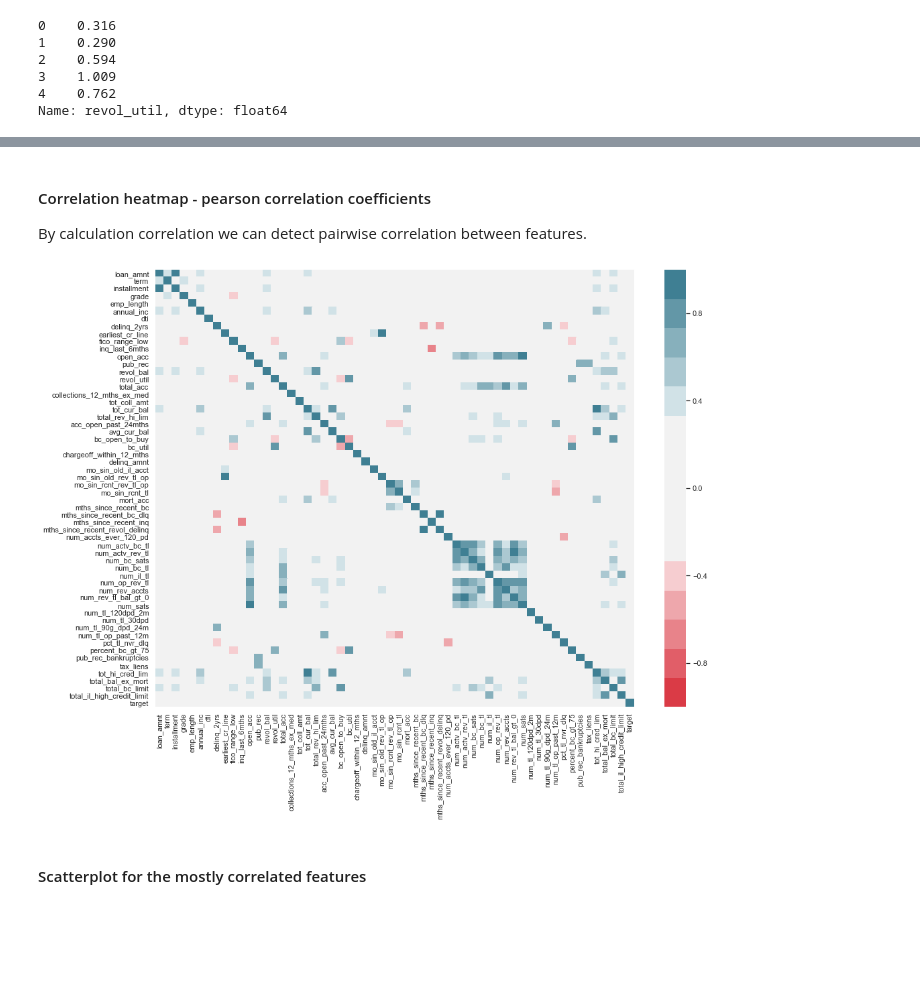
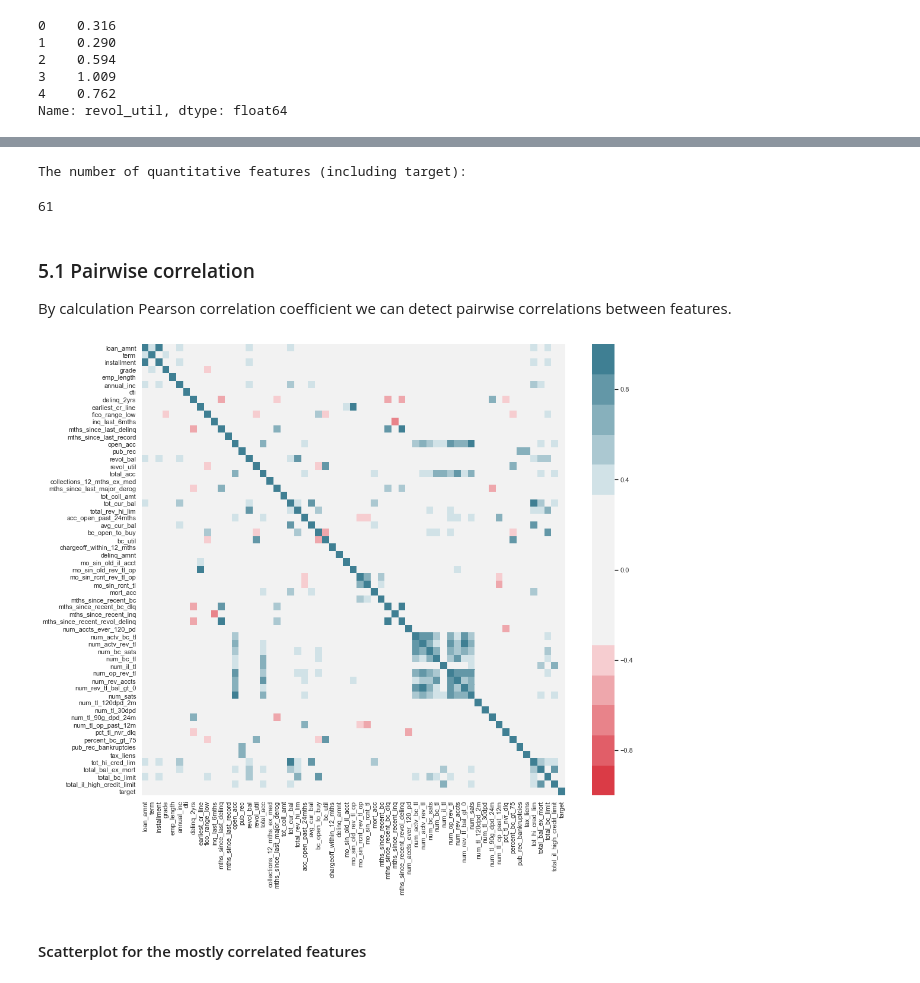
Before and after one commit to apy444/personal_loan_default_prediction, a Jupyter notebook: EDA.ipynb, the cells around one changed output, grey strips where cells are left out. Drawn from its saved outputs; the diff is of its cells as text; code cells hidden in the pictures; blank space fills up the shorter version.

```diff
--- a/EDA.ipynb
+++ b/EDA.ipynb
@@ -748,13 +767,18 @@ memory usage: 111.3+ MB
+# %%
+print('The number of quantitative features (including target):')
+len(dataset.select_dtypes(['float64', 'int64']).columns)
+# %% [output]
+The number of quantitative features (including target):
+61
 # %% [markdown]
-#### Correlation heatmap - pearson correlation coefficients
-
-By calculation correlation we can detect pairwise correlation between features.
+### 5.1 Pairwise correlation
+By calculation Pearson correlation coefficient we can detect pairwise correlations between features.
 # %%
 corr = dataset.corr()
-plt.figure(figsize=(16,12))
+plt.figure(figsize=(16,14))
 sns.heatmap(corr, vmin=-1, vmax=1, cmap=sns.diverging_palette(10, 220, sep=80, n=15));
 # %% [output]
-[figure, old version]
+[figure, new version]
 # %% [markdown]
 #### Scatterplot for the mostly correlated features
 # %%
```
Also changed, not shown: parts of 58 cells of this notebook.
